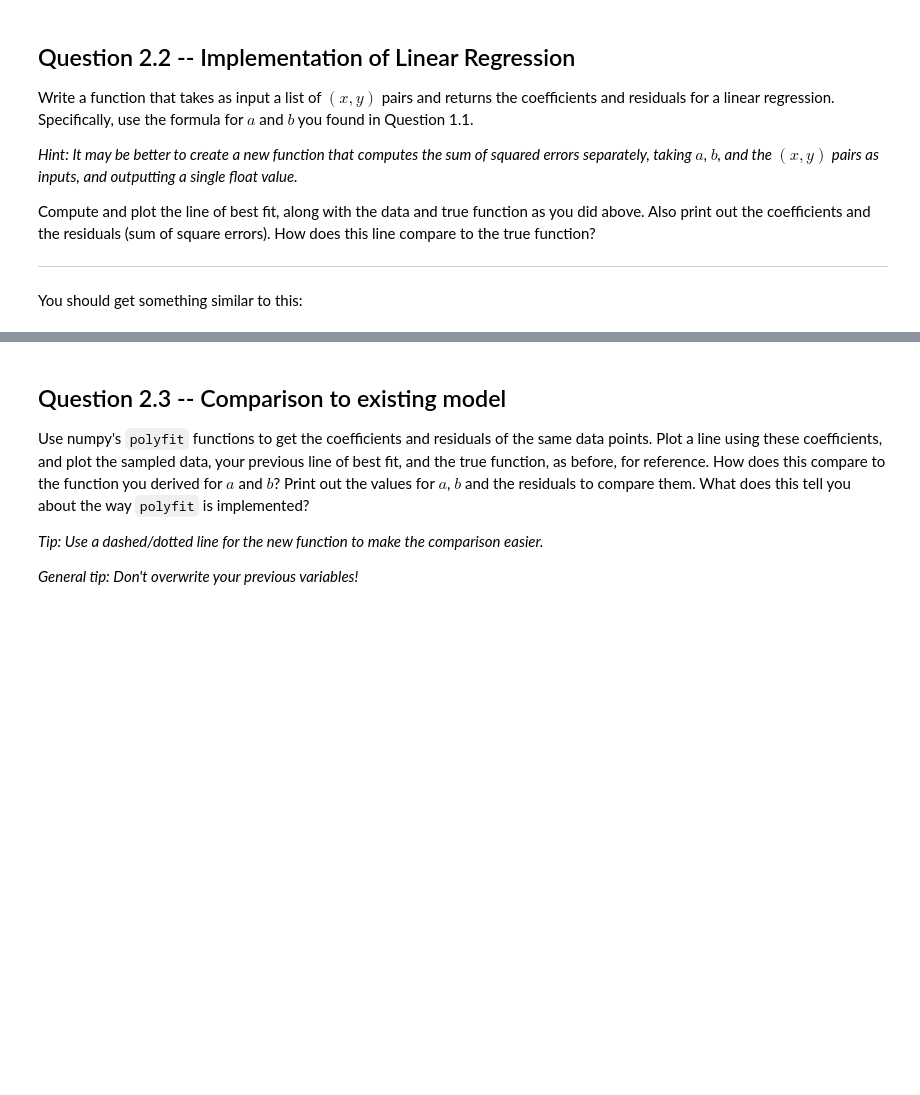
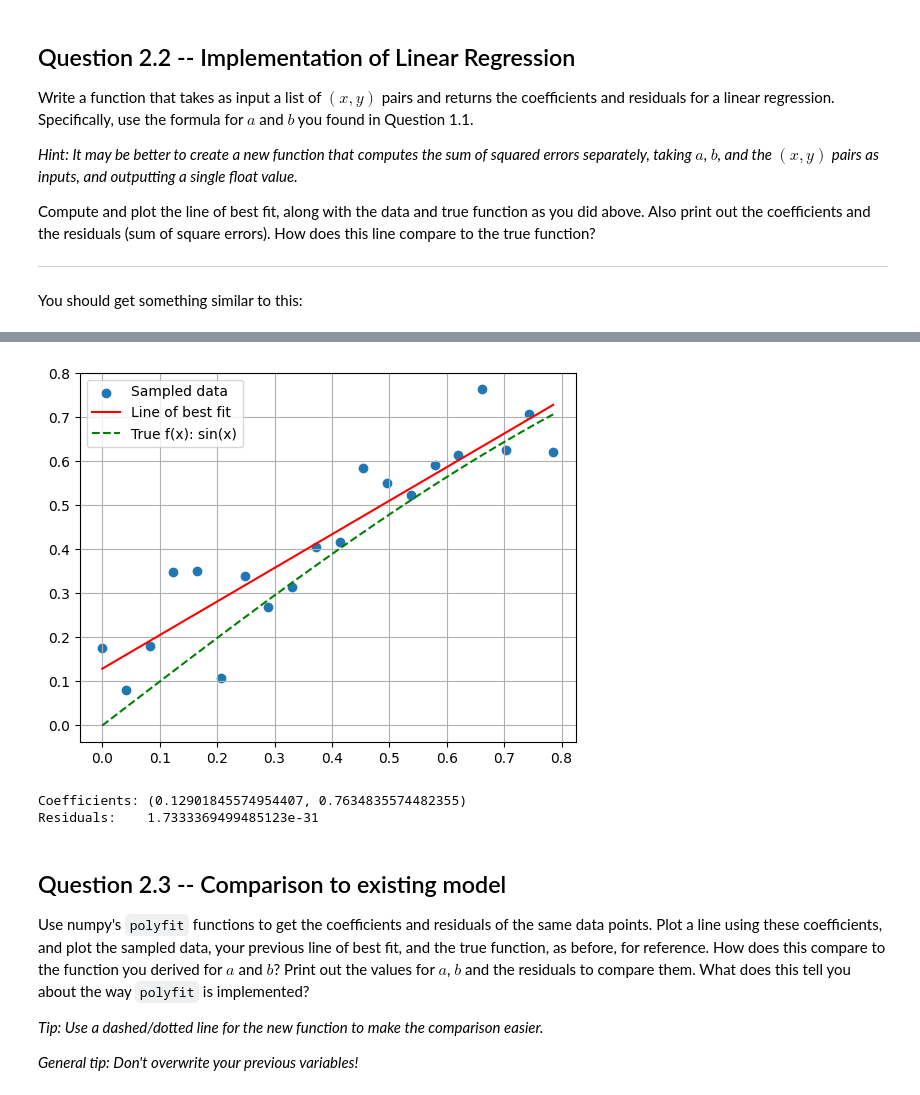
Before and after one commit to sergeGITH/TS, a Jupyter notebook: TMDL_2024_25_Assignment_1,_Qs_only.ipynb, the cells around one changed output, grey strips where cells are left out. Saved outputs shown, nothing was run; the diff lists cells and outputs as text; code cells hidden in the pictures; blank space fills up the shorter version.

```diff
--- a/TMDL_2024_25_Assignment_1,_Qs_only.ipynb
+++ b/TMDL_2024_25_Assignment_1,_Qs_only.ipynb
@@ -158,29 +158,44 @@ You should get something similar to this:
 # %%
 def compute_sos(y_true, y_pred):
     # TODO: your code here
+    sos = np.sum(y_true-y_pred)**2
     return sos
 
 def lin_reg(xs, ys):
     # TODO: your code here
+    n = len(xs)
+    mean_x = np.mean(xs)
+    mean_y = np.mean(ys)
+
+    b = np.sum((xs - mean_x) * (ys - mean_y)) / np.sum((xs - mean_x) ** 2)
+    a = mean_y - b * mean_x
+
+    y_pred = a + b * xs
+    res = compute_sos(ys, y_pred)
+
     return a, b, res
 
 # TODO: generate line of best fit
-a, b, res = lin_reg(...)
+a, b, res = lin_reg(x, y)
 y_best = b*x+a
 
 
 # TODO: plot line of best fit, data, etc
-plt.scatter(...)
-plt.plot(...)
-plt.plot(...)
+plt.scatter(x, y, label='Sampled data')
+plt.plot(x, y_best, label='Line of best fit', color='red')
+plt.plot(x_pure, y_pure, label='True f(x): sin(x)', color='green', linestyle="--")
 
 # make it pretty
 plt.grid()
 plt.legend()
 plt.show()
 
 print("Coefficients:", (a, b))
 print("Residuals:   ", res)
+# %% [output]
+[figure, added]
+Coefficients: (0.12901845574954407, 0.7634835574482355)
+Residuals:    1.7333369499485123e-31
 # %% [markdown]
 ## Question 2.3 -- Comparison to existing model
 
```
Also changed, not shown: parts of 1 cell of this notebook.
